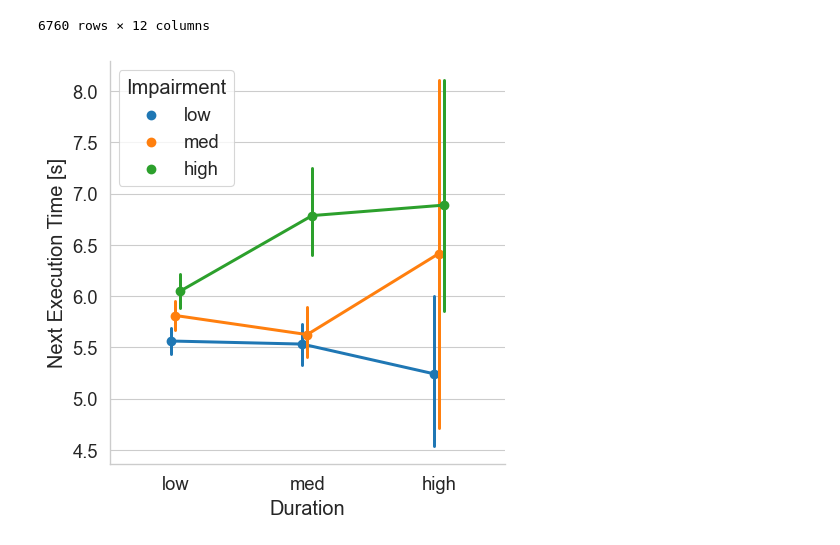
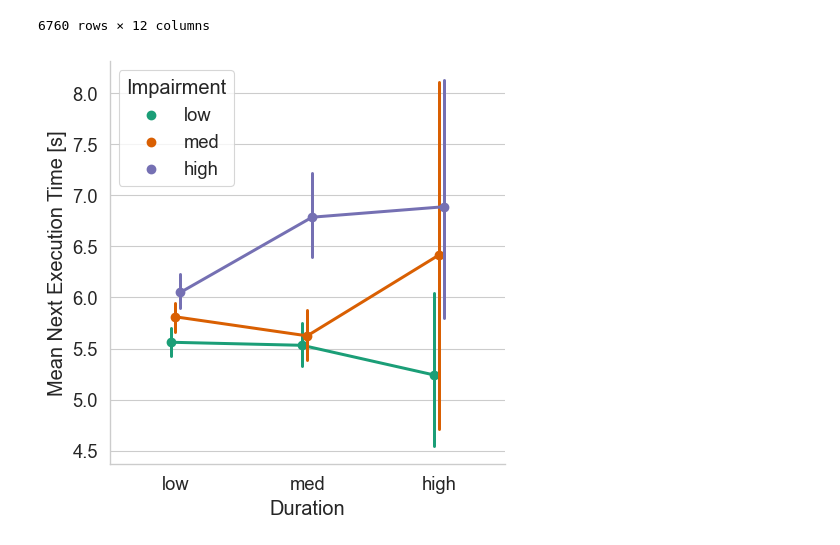
Before and after one commit to molguin92/PhDThesis, a Jupyter notebook: model_data/plots.ipynb, the cells around one changed output. Drawn from its saved outputs; the diff is of its cells as text; code cells hidden in the pictures.

```diff
--- a/model_data/plots.ipynb
+++ b/model_data/plots.ipynb
@@ -43,22 +43,24 @@ import matplotlib.pyplot as plt
 
 sns.set_style("whitegrid")
 sns.set_context("paper", font_scale=1.5)
+sns.set_palette("Dark2")
 # %%
 fg = sns.catplot(
     kind="point",
     data=data,
     y="next_exec_time",
     ci=95,
     hue="imp",
     x="dur",
     dodge=True,
     # legend=False,
     legend_out=False,
 )
+# fg.set(ylim=(0,None))
 fg.legend.set_title("Impairment")
-fg.set_axis_labels("Duration", "Next Execution Time [s]")
+fg.set_axis_labels("Duration", "Mean Next Execution Time [s]")
 plt.show()
 
 fg.savefig("./duration_vs_exectime.png")
 # %% [output]
-[figure, old version]
+[figure, new version]
```
Also changed, not shown: parts of 1 cell of this notebook, 3 other files.
